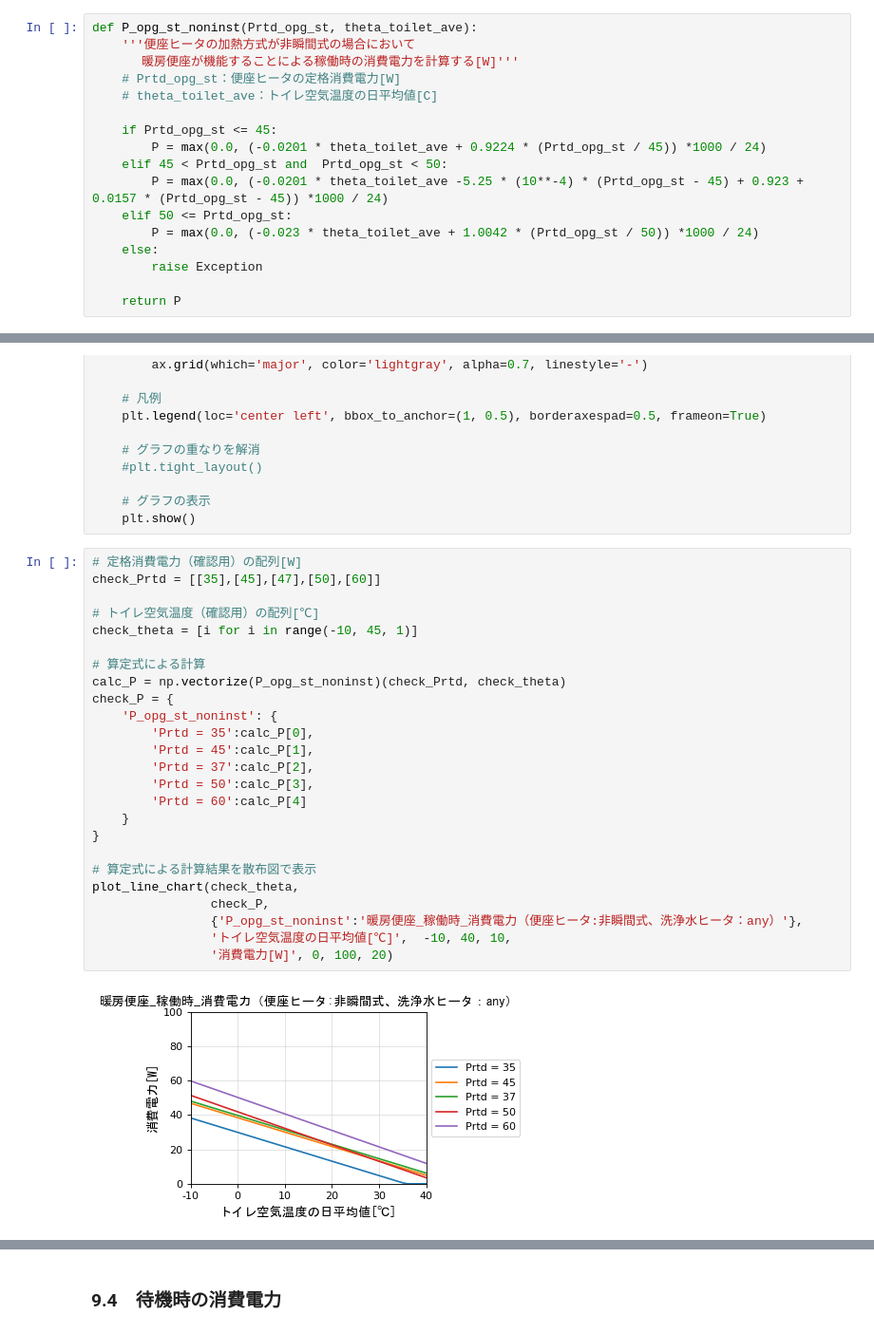
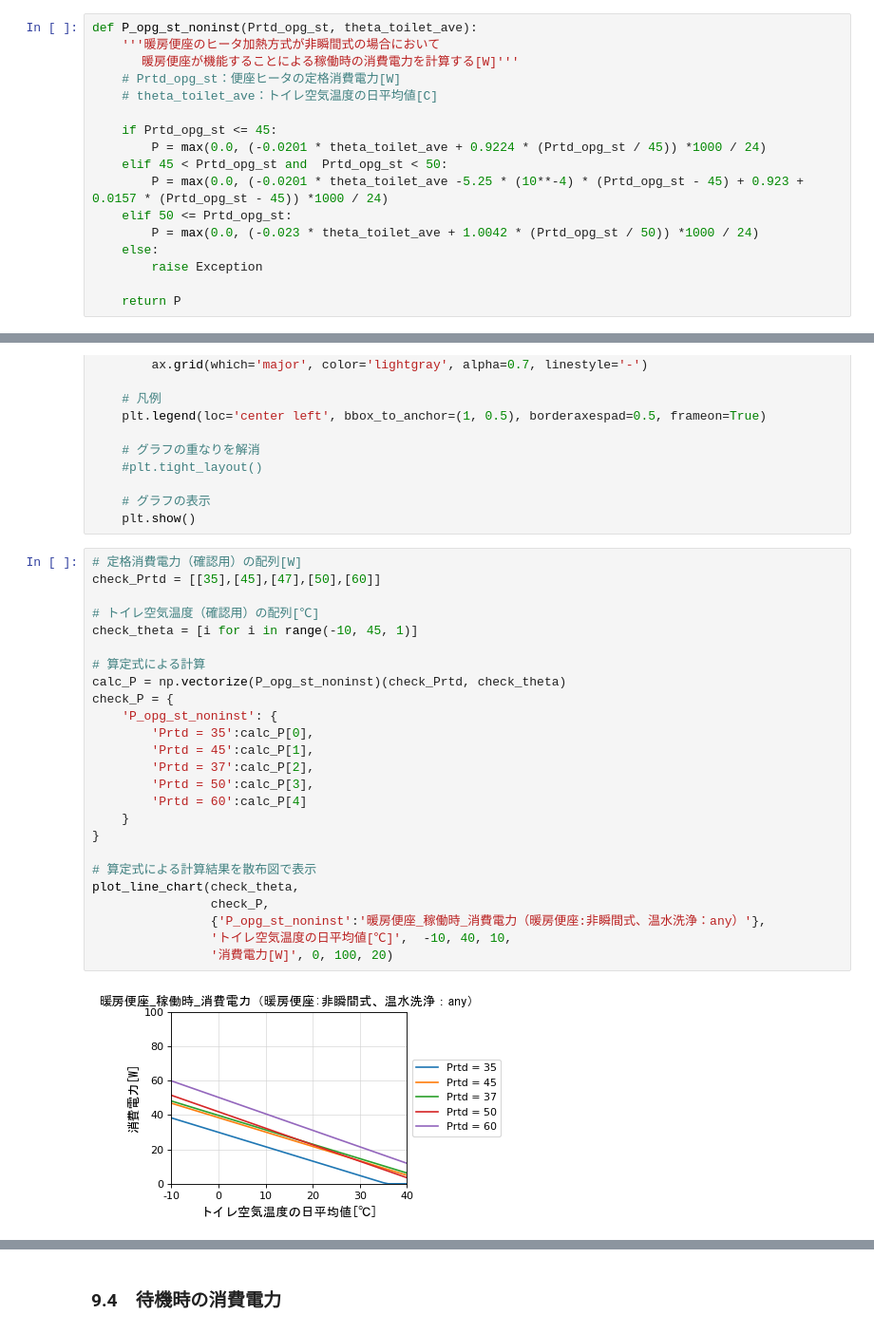
Before and after one commit to HiromiHabara/Jiritsu-EnergyUseOfApp, a Jupyter notebook: toiletseat.ipynb, the cells around one changed output, grey strips where cells are left out. Shown at 95% size. Saved outputs shown, nothing was run; the diff lists cells and outputs as text.

```diff
--- a/toiletseat.ipynb
+++ b/toiletseat.ipynb
@@ -448,7 +439,7 @@ $\theta_{toilet,ave,d}$：日付$d$におけるトイレ空気温度の日平均
 である。
 # %%
 def P_opg_st_noninst(Prtd_opg_st, theta_toilet_ave):
-    '''便座ヒータの加熱方式が非瞬間式の場合において
+    '''暖房便座のヒータ加熱方式が非瞬間式の場合において
     　 暖房便座が機能することによる稼働時の消費電力を計算する[W]'''
     # Prtd_opg_st：便座ヒータの定格消費電力[W]
     # theta_toilet_ave：トイレ空気温度の日平均値[C]
@@ -544,28 +535,28 @@ def plot_line_chart(x_value, y_value_sets, chart_titles,
 # %%
 # 定格消費電力（確認用）の配列[W]
 check_Prtd = [[35],[45],[47],[50],[60]]
 
 # トイレ空気温度（確認用）の配列[℃]
 check_theta = [i for i in range(-10, 45, 1)]
 
 # 算定式による計算
 calc_P = np.vectorize(P_opg_st_noninst)(check_Prtd, check_theta)
 check_P = {
     'P_opg_st_noninst': {
         'Prtd = 35':calc_P[0],
         'Prtd = 45':calc_P[1],
         'Prtd = 37':calc_P[2],
         'Prtd = 50':calc_P[3],
         'Prtd = 60':calc_P[4]
     }
 }
 
 # 算定式による計算結果を散布図で表示
 plot_line_chart(check_theta,
                 check_P,
-                {'P_opg_st_noninst':'暖房便座_稼働時_消費電力（便座ヒータ:非瞬間式、洗浄水ヒータ：any）'},
+                {'P_opg_st_noninst':'暖房便座_稼働時_消費電力（暖房便座:非瞬間式、温水洗浄：any）'},
                 'トイレ空気温度の日平均値[℃]',  -10, 40, 10,
                 '消費電力[W]', 0, 100, 20)
 # %% [output]
-[figure, old version]
+[figure, new version]
 # %% [markdown]
```
Also changed, not shown: parts of 118 cells of this notebook, 7 other files.
